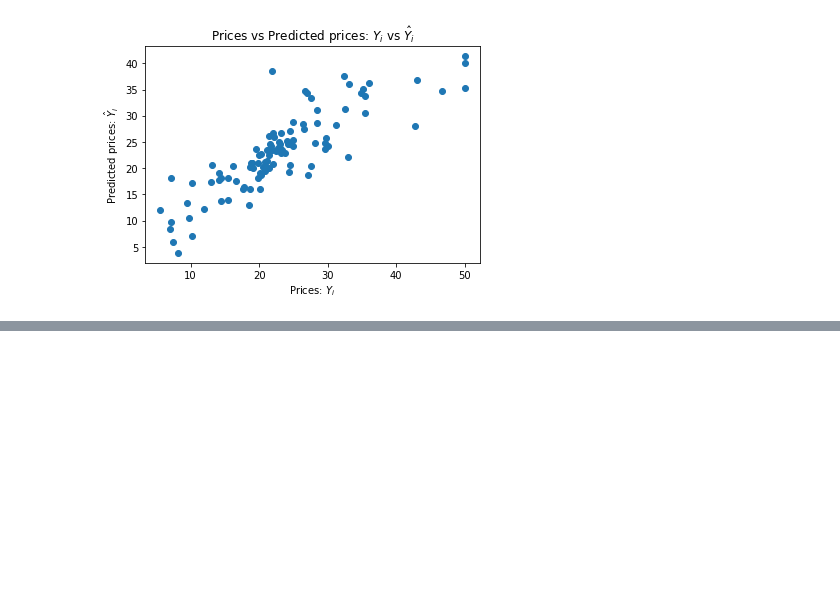
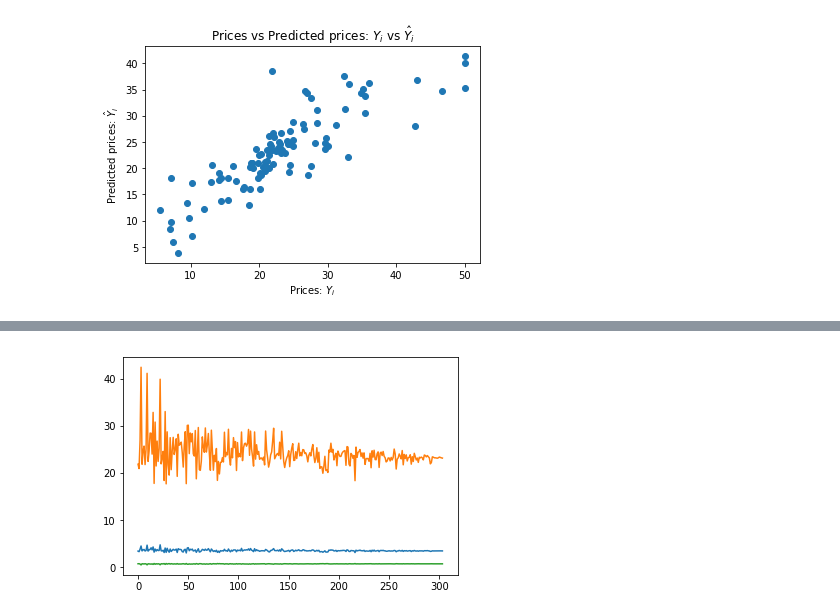
Before and after one commit to Intelligent-Systems-Phystech/StartCode, a Jupyter notebook: Shiyanov2018ProblemHousingPrices/HousingPrices.ipynb, the cells around one changed output, grey strips where cells are left out. Saved outputs shown, nothing was run; the diff lists cells and outputs as text; code cells hidden in the pictures; blank space fills up the shorter version.

Commit message:
Add first version of solution It does not yet do several tests for one size and does not care about plot styling

```diff
--- a/Shiyanov2018ProblemHousingPrices/HousingPrices.ipynb
+++ b/Shiyanov2018ProblemHousingPrices/HousingPrices.ipynb
@@ -52,3 +55,46 @@ n_samples_grid = #Your code here
+# %%
+def get_random_subset(x, y, size):
+    assert len(x) == len(y)
+    assert size <= len(x)
+    # https://stackoverflow.com/questions/19485641/python-random-sample-of-two-arrays-but-matching-indices
+    index = np.random.choice(np.arange(len(x)), size, replace=False)
+    return (x[index], y[index])
+# %%
+def check_linear_regression(x, y, callback = None):
+    lm = LinearRegression()
+    lm.fit(x, y)
+
+    y_pred = lm.predict(X_test)
+
+    mae = mean_absolute_error(y_test, y_pred)
+    mse = mean_squared_error(y_test, y_pred)
+    r2 = r2_score(y_test, y_pred)
+
+    if callback is not None:
+        callback((mae, mse, r2))
+# %%
+def check_size(size, x, y, callback = None):
+    (x_subset, y_subset) = get_random_subset(x, y, size)
+    check_linear_regression(x_subset, y_subset, callback)
+# %%
+def plot_res(res):
+    x = np.arange(len(res))
+    # https://stackoverflow.com/questions/28176949/convert-list-of-tuples-to-structured-numpy-array
+    dt = np.dtype('float,float,float')
+    dt.names = ['mae', 'mse', 'r2']
+    res = np.array(res, dtype=dt)
+    plt.plot(x, res['mae'])
+    plt.plot(x, res['mse'])
+    plt.plot(x, res['r2'])
+# %%
+(res, callback) = get_list_and_appending_callback()
+
+for size in range(100, len(y_train)):
+    check_size(size, X_train, y_train, callback)
+
+plot_res(res)
+# %% [output]
+[figure, added]
 # %%
 # # Plot code example from ODS Open Machine Course notebook from lesson 9
 # # Source: https://github.com/Yorko/mlcourse_open/blob/master/jupyter_russian/topic09_time_series/topic9_part1_time_series_python.ipynb
```
Also changed, not shown: parts of 3 cells of this notebook.
